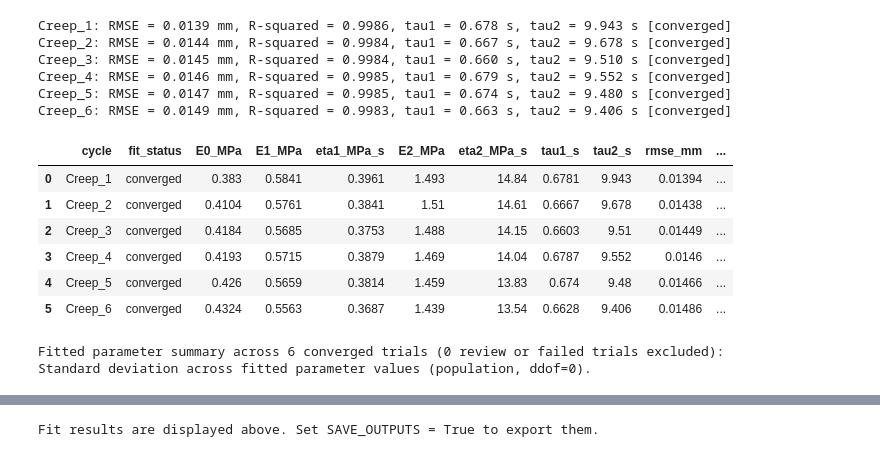
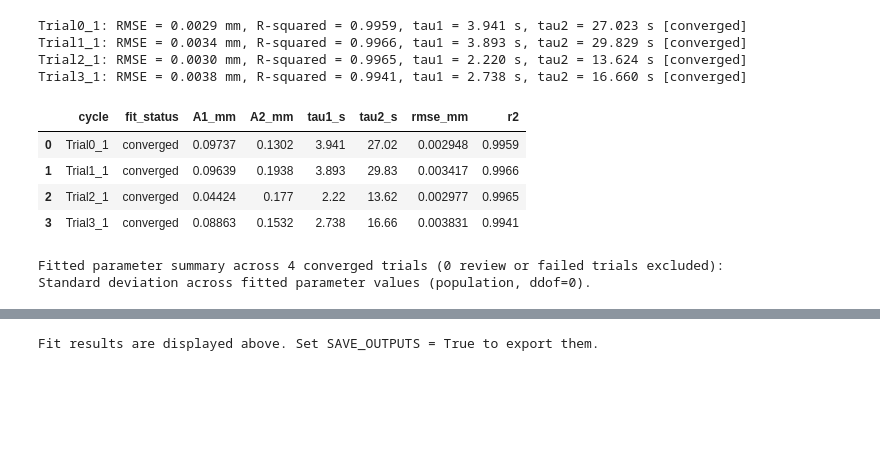
Before and after one commit to Cuberkk/Tonometry_Control_Code, a Jupyter notebook: data_process/Load_Profile-Creep_Curve_Fit_Kelvin.ipynb, the cells around one changed output, grey strips where cells are left out. Saved outputs shown, nothing was run; the diff lists cells and outputs as text; code cells hidden in the pictures; blank space fills up the shorter version.

Commit message:
need to consider more about the theoretical model and the strategy to fit the model

```diff
--- a/data_process/Load_Profile-Creep_Curve_Fit_Kelvin.ipynb
+++ b/data_process/Load_Profile-Creep_Curve_Fit_Kelvin.ipynb
@@ -36,6 +31,7 @@ import matplotlib.pyplot as plt
 import numpy as np
 import pandas as pd
 from IPython.display import display
+from scipy.signal import butter, sosfiltfilt
 
 
 def find_project_root(start):
@@ -52,12 +48,10 @@ import creep_force_model
 # Reload the helper when rerunning this notebook after editing the model file.
 gkv_model = importlib.reload(creep_force_model)
 
-USE_MEASURED_FORCE = True  # False uses the steady-hold response model.
-CONTACT_RADIUS_MM = 6.225  # Used only in measured-force mode; verify for the experiment.
-MODEL_NAME = 'gkv_history' if USE_MEASURED_FORCE else 'gkv_hold'
-MODEL_LABEL = 'GKV measured-force history' if USE_MEASURED_FORCE else 'GKV steady-hold response'
+MODEL_NAME = 'gkv_tau'
+MODEL_LABEL = 'GKV initial-displacement-subtracted creep'
 
-DATASET = 'biomomentum'  # Choose 'clindent_400g', 'clindent_800g' or 'biomomentum'.
+DATASET = 'clindent_400g'  # Choose 'clindent_400g', 'clindent_800g' or 'biomomentum'.
 DATASETS = {
     'clindent_400g': ('data/Clindent_Data/400g/synchronized', 'Indentation_*/Trial*_*.csv'),
     'clindent_800g': ('data/Clindent_Data/800g/synchronized', 'Indentation_*/Trial*_*.csv'),
@@ -73,6 +67,8 @@ OUTPUT_DIR = PROJECT_ROOT / 'data_process' / 'analysis_outputs' / f'{MODEL_NAME}
 SAVE_OUTPUTS = False
 
 SAMPLE_RATE_HZ = 200.0
+ENABLE_DISPLACEMENT_LOWPASS = False
+DISPLACEMENT_LOWPASS_CUTOFF_HZ = 5.0  # Used only when the low-pass filter is enabled.
 TAU_BOUNDS_S = (0.5, 120.0)
 MAX_FIT_POINTS = 4000  # Subsample optimization residuals only; report metrics on all samples.
 MAX_STARTS = 5
@@ -82,6 +78,4 @@ COLUMNS = ['Time, s', 'Indentation Position, mm', 'Indentation Force, N']
 plt.rcParams.update({'figure.figsize': (12, 5), 'axes.grid': True, 'grid.alpha': 0.25})
 print(f'Input directory: {INPUT_DIR}')
 print(f'Fit mode: {MODEL_LABEL}')
-if USE_MEASURED_FORCE:
-    print('History mode assumes a relaxed start for each cycle; earlier loading is not reconstructed.')
 # %% [output]
@@ -258,15 +219,11 @@ for name, frame in cycles.items():
     position = frame[COLUMNS[1]].to_numpy()
     force = frame[COLUMNS[2]].to_numpy()
     try:
-        if USE_MEASURED_FORCE:
-            # shortcut: each cycle starts relaxed; use earlier history for incompletely recovered cycles.
-            fit = gkv_model.fit_gkv_history(
-                time, force, position, np.ones(time.size, dtype=bool), radius_mm=CONTACT_RADIUS_MM,
-                tau_bounds=TAU_BOUNDS_S, max_points=MAX_FIT_POINTS, max_starts=MAX_STARTS)
-        else:
-            fit = gkv_model.fit_gkv_hold(
-                time, force, position, tau_bounds=TAU_BOUNDS_S,
-                max_points=MAX_FIT_POINTS, max_starts=MAX_STARTS)
+        if ENABLE_DISPLACEMENT_LOWPASS:
+            position = sosfiltfilt(displacement_lowpass_sos, position)
+        fit = gkv_model.fit_gkv_tau(
+            time, force, position, tau_bounds=TAU_BOUNDS_S,
+            max_points=MAX_FIT_POINTS, max_starts=MAX_STARTS)
     except (ValueError, RuntimeError) as exc:
         parameter_rows.append({'cycle': name, 'fit_status': 'failed'})
         diagnostic_rows.append({'cycle': name, 'warnings': str(exc)})
@@ -274,68 +231,57 @@ for name, frame in cycles.items():
         continue
     fits[name] = fit
     predictions[name] = frame.assign(
-        predicted_position_mm=fit['prediction'],
-        residual_mm=position - fit['prediction'])
+        displacement_mm=fit['displacement'],
+        predicted_displacement_mm=fit['prediction'],
+        residual_mm=fit['displacement'] - fit['prediction'])
     parameters = fit['parameters']
     status = 'review' if fit['warnings'] else 'converged'
-    parameter_values = ({
-        'E0_MPa': parameters['E0'], 'E1_MPa': parameters['E1'],
-        'eta1_MPa_s': parameters['eta1'], 'E2_MPa': parameters['E2'],
-        'eta2_MPa_s': parameters['eta2'],
-    } if USE_MEASURED_FORCE else {
-        'h_start_mm': parameters['h_start'], 'A1_mm': parameters['A1'], 'A2_mm': parameters['A2'],
-    })
     parameter_rows.append({
-        'cycle': name, 'fit_status': status, **parameter_values,
+        'cycle': name, 'fit_status': status,
+        'A1_mm': parameters['A1'], 'A2_mm': parameters['A2'],
         'tau1_s': fit['tau1'], 'tau2_s': fit['tau2'],
         'rmse_mm': fit['rmse'], 'r2': fit['r2'],
     })
     diagnostic_rows.append({
-        'cycle': name, **fit['diagnostics'], 'warnings': '; '.join(fit['warnings'])})
+        'cycle': name, 'initial_displacement_mm': fit['initial_displacement_mm'],
+        **fit['diagnostics'], 'warnings': '; '.join(fit['warnings'])})
     print(f"{name}: RMSE = {fit['rmse']:.4f} mm, R-squared = {fit['r2']:.4f}, "
           f"tau1 = {fit['tau1']:.3f} s, tau2 = {fit['tau2']:.3f} s [{status}]")
     for message in fit['warnings']:
         print(f'  Review: {message}')
 
 parameter_table = pd.DataFrame(parameter_rows)
 diagnostics_table = pd.DataFrame(diagnostic_rows)
 display(parameter_table.style.format(
     '{:.4g}', subset=parameter_table.select_dtypes(include='number').columns, na_rep='--'))
 
 # Summarize fitted parameters across trials, using each parameter mean as the reference.
-fitted_parameter_columns = (
-    ['E0_MPa', 'E1_MPa', 'eta1_MPa_s', 'E2_MPa', 'eta2_MPa_s', 'tau1_s', 'tau2_s']
-    if USE_MEASURED_FORCE else ['h_start_mm', 'A1_mm', 'tau1_s', 'A2_mm', 'tau2_s']
-)
+fitted_parameter_columns = ['A1_mm', 'A2_mm', 'tau1_s', 'tau2_s']
 fitted_parameters = parameter_table.loc[
     parameter_table['fit_status'].eq('converged')
 ].reindex(columns=fitted_parameter_columns)
 parameter_mean = fitted_parameters.mean()
 parameter_std = fitted_parameters.std(ddof=0)
 parameter_summary = pd.DataFrame({
     'mean': parameter_mean,
     'std': parameter_std,
 }).T
 parameter_summary.index.name = 'statistic'
 parameter_summary.columns.name = 'fitted_parameter'
 print(f'Fitted parameter summary across {len(fitted_parameters)} converged trials '
       f'({len(parameter_table) - len(fitted_parameters)} review or failed trials excluded):')
 print('Standard deviation across fitted parameter values (population, ddof=0).')
 display(parameter_summary.style.format('{:.4g}', na_rep='--'))
-# display(diagnostics_table)
+display(diagnostics_table)
 # %% [output]
-Creep_1: RMSE = 0.0139 mm, R-squared = 0.9986, tau1 = 0.678 s, tau2 = 9.943 s [converged]
-Creep_2: RMSE = 0.0144 mm, R-squared = 0.9984, tau1 = 0.667 s, tau2 = 9.678 s [converged]
-Creep_3: RMSE = 0.0145 mm, R-squared = 0.9984, tau1 = 0.660 s, tau2 = 9.510 s [converged]
-Creep_4: RMSE = 0.0146 mm, R-squared = 0.9985, tau1 = 0.679 s, tau2 = 9.552 s [converged]
-Creep_5: RMSE = 0.0147 mm, R-squared = 0.9985, tau1 = 0.674 s, tau2 = 9.480 s [converged]
-Creep_6: RMSE = 0.0149 mm, R-squared = 0.9983, tau1 = 0.663 s, tau2 = 9.406 s [converged]
+Trial0_1: RMSE = 0.0029 mm, R-squared = 0.9959, tau1 = 3.941 s, tau2 = 27.023 s [converged]
+Trial1_1: RMSE = 0.0034 mm, R-squared = 0.9966, tau1 = 3.893 s, tau2 = 29.829 s [converged]
+Trial2_1: RMSE = 0.0030 mm, R-squared = 0.9965, tau1 = 2.220 s, tau2 = 13.624 s [converged]
+Trial3_1: RMSE = 0.0038 mm, R-squared = 0.9941, tau1 = 2.738 s, tau2 = 16.660 s [converged]
-|  | cycle | fit_status | E0_MPa | E1_MPa | eta1_MPa_s | E2_MPa | eta2_MPa_s | tau1_s | tau2_s | rmse_mm | ... |
-| 0 | Creep_1 | converged | 0.383 | 0.5841 | 0.3961 | 1.493 | 14.84 | 0.6781 | 9.943 | 0.01394 | ... |
-| 1 | Creep_2 | converged | 0.4104 | 0.5761 | 0.3841 | 1.51 | 14.61 | 0.6667 | 9.678 | 0.01438 | ... |
-| 2 | Creep_3 | converged | 0.4184 | 0.5685 | 0.3753 | 1.488 | 14.15 | 0.6603 | 9.51 | 0.01449 | ... |
-| 3 | Creep_4 | converged | 0.4193 | 0.5715 | 0.3879 | 1.469 | 14.04 | 0.6787 | 9.552 | 0.0146 | ... |
-| 4 | Creep_5 | converged | 0.426 | 0.5659 | 0.3814 | 1.459 | 13.83 | 0.674 | 9.48 | 0.01466 | ... |
-| 5 | Creep_6 | converged | 0.4324 | 0.5563 | 0.3687 | 1.439 | 13.54 | 0.6628 | 9.406 | 0.01486 | ... |
+|  | cycle | fit_status | A1_mm | A2_mm | tau1_s | tau2_s | rmse_mm | r2 |
+| 0 | Trial0_1 | converged | 0.09737 | 0.1302 | 3.941 | 27.02 | 0.002948 | 0.9959 |
+| 1 | Trial1_1 | converged | 0.09639 | 0.1938 | 3.893 | 29.83 | 0.003417 | 0.9966 |
+| 2 | Trial2_1 | converged | 0.04424 | 0.177 | 2.22 | 13.62 | 0.002977 | 0.9965 |
+| 3 | Trial3_1 | converged | 0.08863 | 0.1532 | 2.738 | 16.66 | 0.003831 | 0.9941 |
-Fitted parameter summary across 6 converged trials (0 review or failed trials excluded):
+Fitted parameter summary across 4 converged trials (0 review or failed trials excluded):
 Standard deviation across fitted parameter values (population, ddof=0).
```
Also changed, not shown: parts of 10 cells of this notebook, 23 other files.
